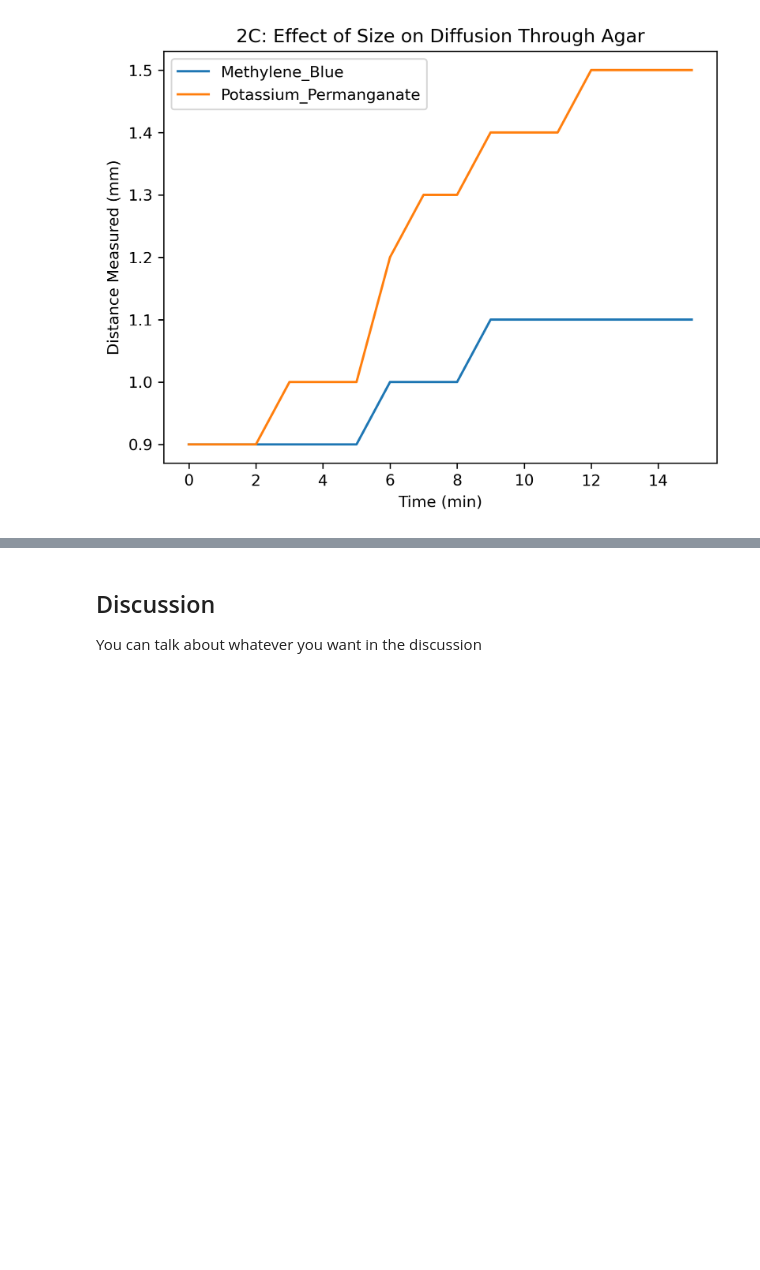
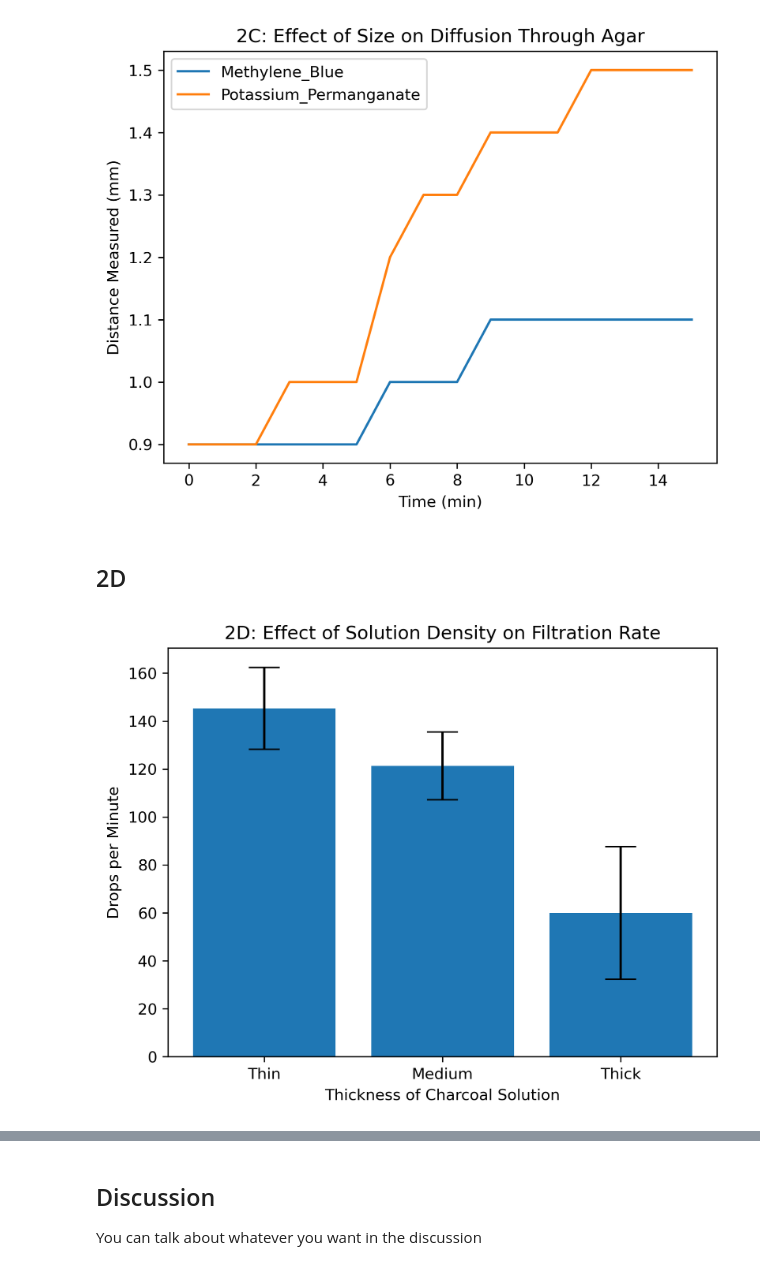
Before and after one commit to ProfOak7/Bio125, a Jupyter notebook: lab_2_Examples.ipynb, the cells around one changed output, grey strips where cells are left out. Saved outputs shown, nothing was run; the diff lists cells and outputs as text; code cells hidden in the pictures; blank space fills up the shorter version.

```diff
--- a/lab_2_Examples.ipynb
+++ b/lab_2_Examples.ipynb
@@ -133,3 +133,29 @@ plt.legend()
 plt.show()
 # %% [output]
 [figure]
+# %% [markdown]
+## 2D
+# %%
+# data
+Thin = [168, 112, 156]
+Medium = [148,100, 116]
+Thick = [60,12,108]
+# %%
+# find the mean using the mean() function from the statistics library
+Thin_mean = mean(Thin)
+Medium_mean = mean(Medium)
+Thick_mean = mean(Thick)
+
+# find the standard error using SciPY
+Thin_sem = sem(Thin)
+Medium_sem = sem(Medium)
+Thick_sem = sem(Thick)
+# %%
+# build a bar plot
+plt.bar(['Thin', 'Medium', 'Thick'],[Thin_mean, Medium_mean, Thick_mean], yerr=[Thin_sem, Medium_sem, Thick_sem], capsize=10)
+plt.xlabel('Thickness of Charcoal Solution')
+plt.ylabel('Drops per Minute')
+plt.title('2D: Effect of Solution Density on Filtration Rate')
+plt.show()
+# %% [output]
+[figure, added]
```
Also changed, not shown: parts of 9 cells of this notebook.
